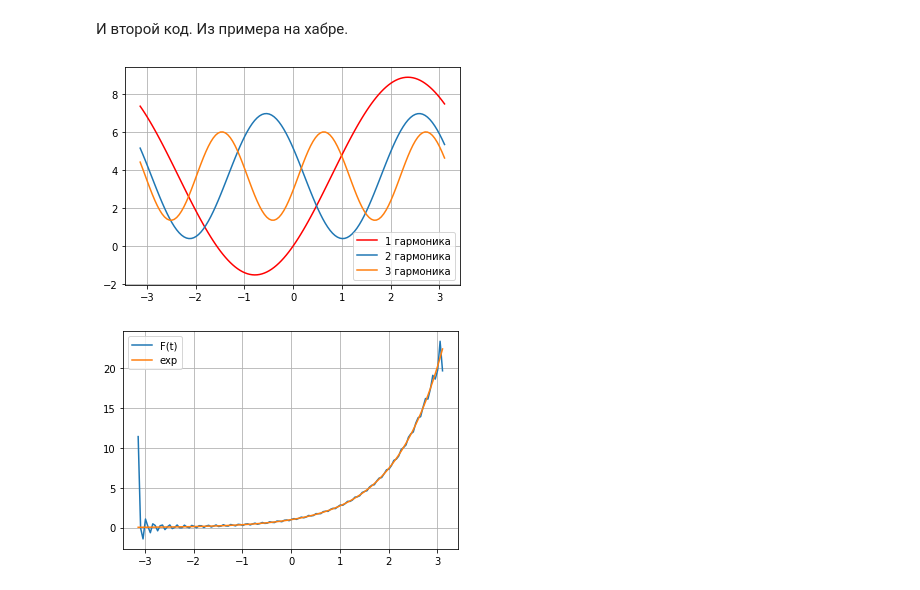
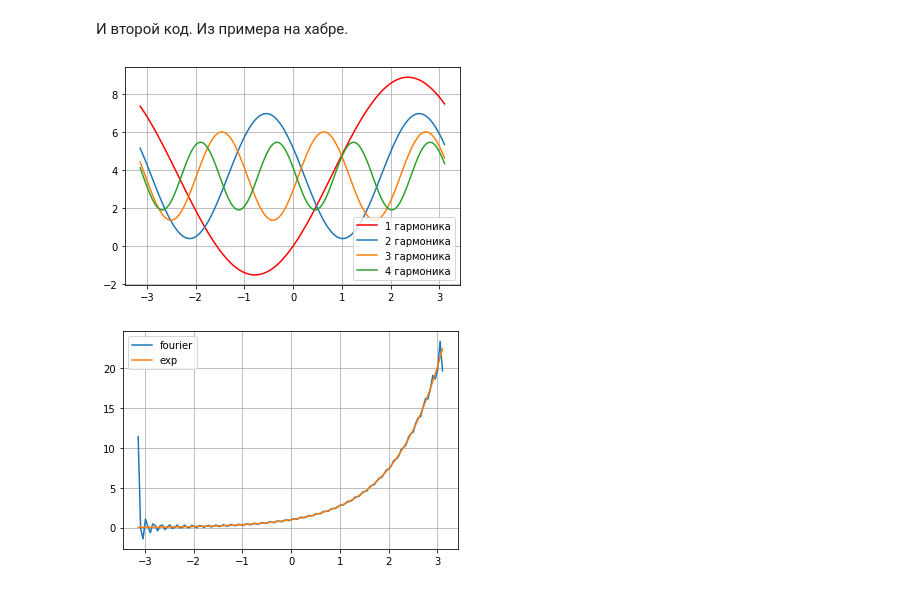
Before and after one commit to nedokormysh/GB_Intro_Calculus, a Jupyter notebook: Homework9/CalculusHW9update.ipynb, the cells around one changed output. Drawn from its saved outputs; the diff is of its cells as text; code cells hidden in the pictures.

```diff
--- a/Homework9/CalculusHW9.ipynb
+++ b/Homework9/CalculusHW9update.ipynb
@@ -343,40 +343,42 @@ F1 = a_0 + [a[1] * np.math.cos(k[1] * x) + b[1] * np.math.sin(k[1] * x) for x in
 # print(F1)
 F2 = a_0 + [a[2] * np.math.cos(k[2] * x) + b[2] * np.math.sin(k[2] * x) for x in q]
 F3 = a_0 + [a[3] * np.math.cos(k[3] * x) + b[3] * np.math.sin(k[3] * x) for x in q]
+F4 = a_0 + [a[4] * np.math.cos(k[4] * x) + b[4] * np.math.sin(k[4] * x) for x in q]
 
 plt.figure()
 
 plt.plot(q, F1, label = '1 гармоника', c = 'r')
 plt.plot(q, F2 , label = '2 гармоника')
 plt.plot(q, F3, label = '3 гармоника')
+plt.plot(q, F4, label = '4 гармоника')
 plt.legend()
 
 
 plt.grid(True)
 # F = np.empty(shape=[0, n])
 # F = F1 + F2 + F3 -2*a_0
 
 # plt.plot(q, F, label='F(t)')
 F = np.array([0*x for x in q])
 # print('F',F)
 # print('Len F',len(F))
 # print('F1', F1)
 # print('F2', F2)
 # print('F3', F3)
 # print('LenF1', len(F1), len(F2))
 
 for n in np.arange(1, c, 1):
          F = F + np.array([a[n] * np.math.cos(k[n] * x) + b[n] * np.math.sin(k[n] * x) for x in q])# вычисление членов ряда Фурье
 F = F + a_0
 
 y = np.exp(q)
 
 plt.figure()
-plt.plot(q, F, label='F(t)')
+plt.plot(q, F, label='fourier')
 plt.plot(q, y, label = 'exp')
 plt.grid(True)
 plt.legend()
 plt.show()
 # %% [output]
-[figure, old version]
+[figure, new version]
-[figure, old version]
+[figure, new version]
```
Also changed, not shown: parts of 1 cell of this notebook, 1 other file.
